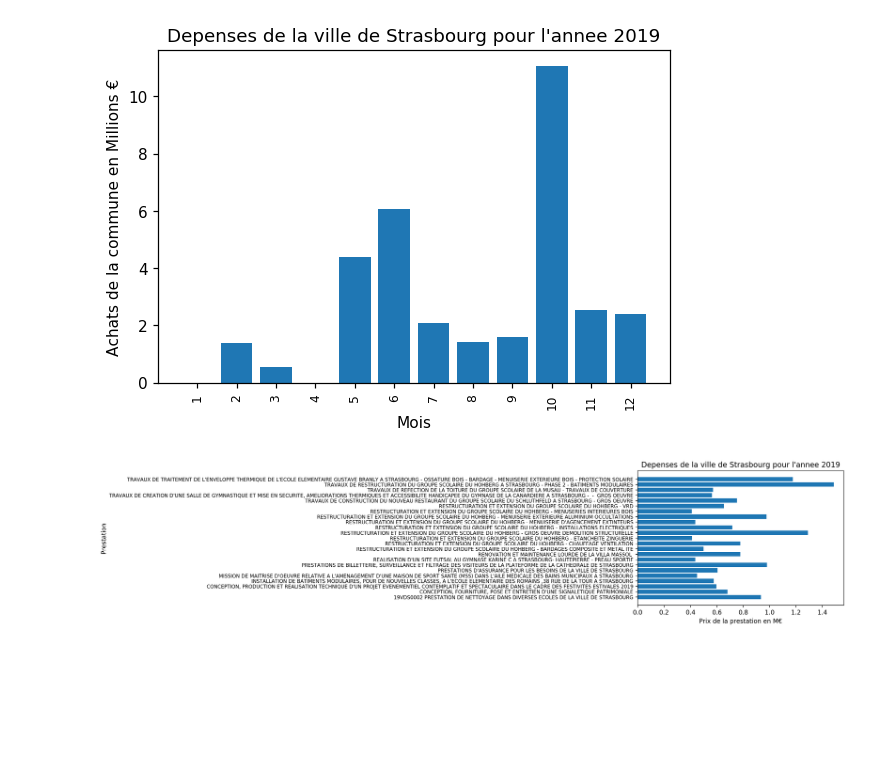
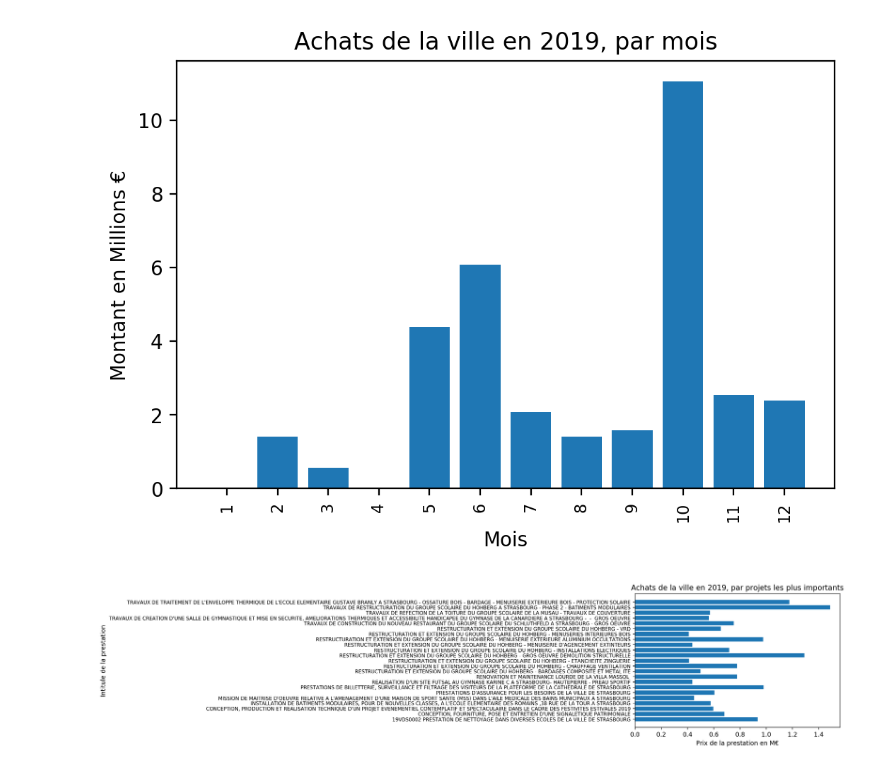
Before and after one commit to alexisskodak/Strasbourg-City-Expenses, a Jupyter notebook: achatsCommuneDeStrasbourg.ipynb, the cells around one changed output. Drawn from its saved outputs; the diff is of its cells as text; code cells hidden in the pictures; blank space fills up the shorter version.

```diff
--- a/achatsCommuneDeStrasbourg.ipynb
+++ b/achatsCommuneDeStrasbourg.ipynb
@@ -37,13 +39,13 @@ plt.show()
 # %%
 plt.figure(dpi=200)
 plt.bar(mois, depenses_par_mois['MONTANT'] / 10**6)
 plt.xticks(mois, rotation='vertical', fontsize=8)
-plt.title('Achats de la ville de Strasbourg en 2019, par mois')
+plt.title('Achats de la ville en 2019, par mois')
 plt.xlabel('Mois')
 plt.ylabel('Montant en Millions €')
 plt.show()
 # %% [output]
-[figure, old version]
+[figure, new version]
 # %%
 depenses_par_projet = sxb.groupby('MARCHE_OBJET').sum()
 top_depenses_par_projet = depenses_par_projet[depenses_par_projet['MONTANT'] > seuil]
@@ -53,10 +55,10 @@ top_projets = top_depenses_par_projet['MARCHE_OBJET']
 # %%
 plt.figure(dpi=200)
 plt.barh(top_projets, top_depenses_par_projet['MONTANT'] / 10**6)
-plt.title('Achats de la ville de Strasbourg en 2019, par projets les plus importants')
+plt.title('Achats de la ville en 2019, par projets les plus importants')
 plt.yticks(top_projets, fontsize=8)
 plt.ylabel('Intitule de la prestation')
 plt.xlabel('Prix de la prestation en M€')
 plt.show()
 # %% [output]
-[figure, old version]
+[figure, new version]
```
Also changed, not shown: parts of 6 cells of this notebook, 1 other file.
